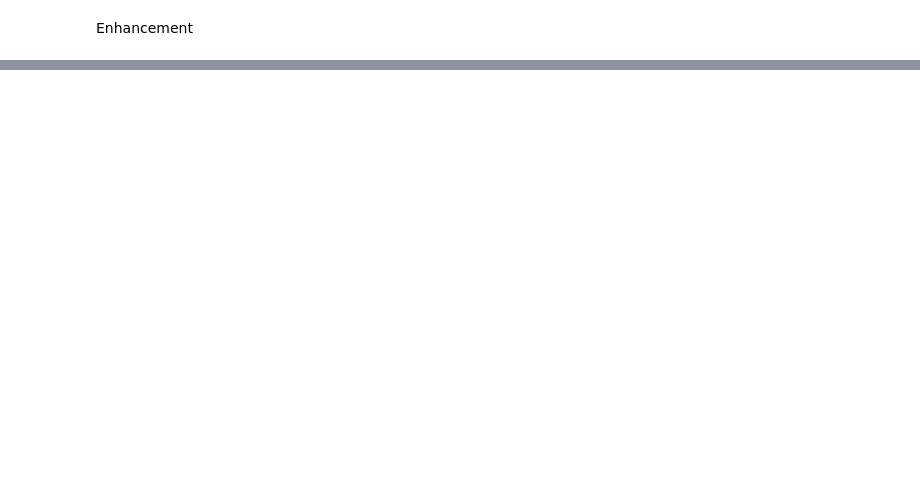
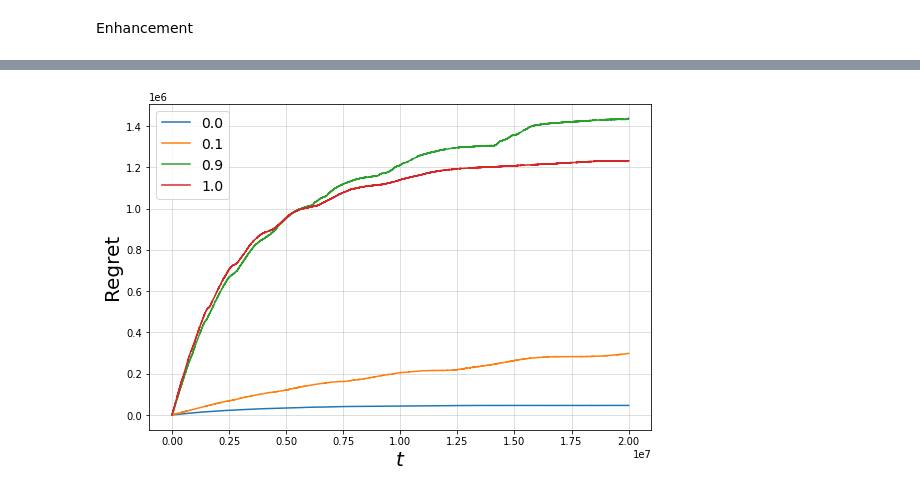
Before and after one commit to mohanj098/BTP, a Jupyter notebook: PF-UCB.ipynb, the cells around one changed output, grey strips where cells are left out. Saved outputs shown, nothing was run; the diff lists cells and outputs as text; code cells hidden in the pictures; blank space fills up the shorter version.

Commit message:
movielens run done, took  5038 m

```diff
--- a/PF-UCB.ipynb
+++ b/PF-UCB.ipynb
@@ -379,14 +365,16 @@ try:
             global_reward[str(round(alpha,2))] = []
             mixed_reward[str(round(alpha,2))] = []
             nalgo = n_simu
+            stds=0
 
         for i in tqdm.tqdm(range(nalgo), desc="Simulating {}".format("P-Fed-UCB, alpha:"+str(alpha))):
             pfed = PFEDUCB(fp, T, means, alpha, weights) # simulate a run with the chosen parameters
-            mixed_regret_1, local_reward_1, global_reward_1, mixed_reward_1 = pfed.simulate()
+            mixed_regret_1, local_reward_1, global_reward_1, mixed_reward_1, client_std = pfed.simulate()
             raw_regret[str(round(alpha,2))].append(mixed_regret_1)
             local_reward[str(round(alpha,2))].append(local_reward_1)
             global_reward[str(round(alpha,2))].append(global_reward_1)
             mixed_reward[str(round(alpha,2))].append(mixed_reward_1)
+            stds+=client_std
 
             regret_reward[str(round(alpha,2))] = [np.mean(raw_regret[str(round(alpha,2))], axis=0),
                                 np.std(raw_regret[str(round(alpha,2))], axis=0),
@@ -397,22 +385,23 @@ try:
                                 np.mean(mixed_reward[str(round(alpha,2))], axis=0)]
 
             del mixed_regret_1, local_reward_1, global_reward_1, mixed_reward_1
+        print("Std is: ", stds/nalgo)
 
     # also saves the scores if we ran the whole algorithm without interrupting
-    np.save('scores_movielens/raw_regret_10_40.npy', raw_regret)
-    np.save('scores_movielens/local_reward_10_40.npy',local_reward)
-    np.save('scores_movielens/global_reward_10_40.npy',global_reward)
-    np.save('scores_movielens/mixed_reward_10_40.npy',mixed_reward)
-    np.save('scores_movielens/regret_reward_10_40.npy', regret_reward)
+    np.save('scores_movielens/raw_regret.npy', raw_regret)
+    np.save('scores_movielens/local_reward.npy',local_reward)
+    np.save('scores_movielens/global_reward.npy',global_reward)
+    np.save('scores_movielens/mixed_reward.npy',mixed_reward)
+    np.save('scores_movielens/regret_reward.npy', regret_reward)
     del raw_regret, local_reward, global_reward, mixed_reward, regret_reward
 
 
 except KeyboardInterrupt:
     # save in case of interruption
     print('alpha:', alpha, 'Number of tries ran: ', len(raw_regret[str(round(alpha,2))]))
-    np.save('scores_movielens/raw_regret_10_40.npy', raw_regret)
-    np.save('scores_movielens/local_reward_10_40.npy',local_reward)
-    np.save('scores_movielens/global_reward_10_40.npy',global_reward)
-    np.save('scores_movielens/mixed_reward_10_40.npy',mixed_reward)
-    np.save('scores_movielens/regret_reward_10_40.npy', regret_reward)
+    np.save('scores_movielens/raw_regret.npy', raw_regret)
+    np.save('scores_movielens/local_reward.npy',local_reward)
+    np.save('scores_movielens/global_reward.npy',global_reward)
+    np.save('scores_movielens/mixed_reward.npy',mixed_reward)
+    np.save('scores_movielens/regret_reward.npy', regret_reward)
     del raw_regret, local_reward, global_reward, regret_reward
@@ -419,14 +467,16 @@ except KeyboardInterrupt:
 # %%
 try:
-    regret_reward = np.load('scores_movielens/regret_reward_10_40.npy',allow_pickle=True).item()
+    regret_reward = np.load('scores_movielens/regret_reward.npy',allow_pickle=True).item()
 except FileNotFoundError:
     regret_reward = {}
 
 horizon_plot = -1
 fig = plt.figure(1,figsize=(9,6))
 for alpha in alpha_list:
     plt.plot(regret_reward[str(round(alpha,2))][0][:horizon_plot], label=str(alpha))
 plt.xlabel('$t$', fontsize=20)
 plt.ylabel('Regret', fontsize=20)
 plt.legend(fontsize=14)
 plt.grid(alpha=0.5)
+# %% [output]
+[figure, added]
```
Also changed, not shown: parts of 5 cells of this notebook, 6 other files.
